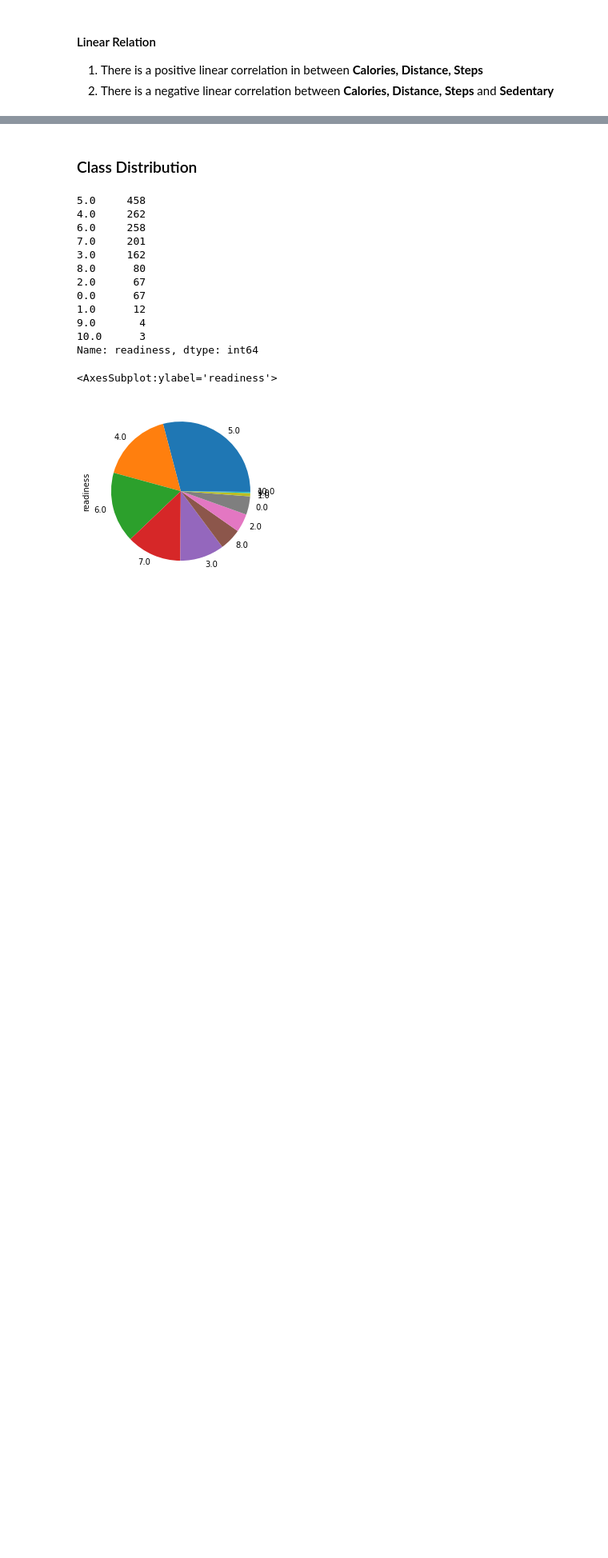
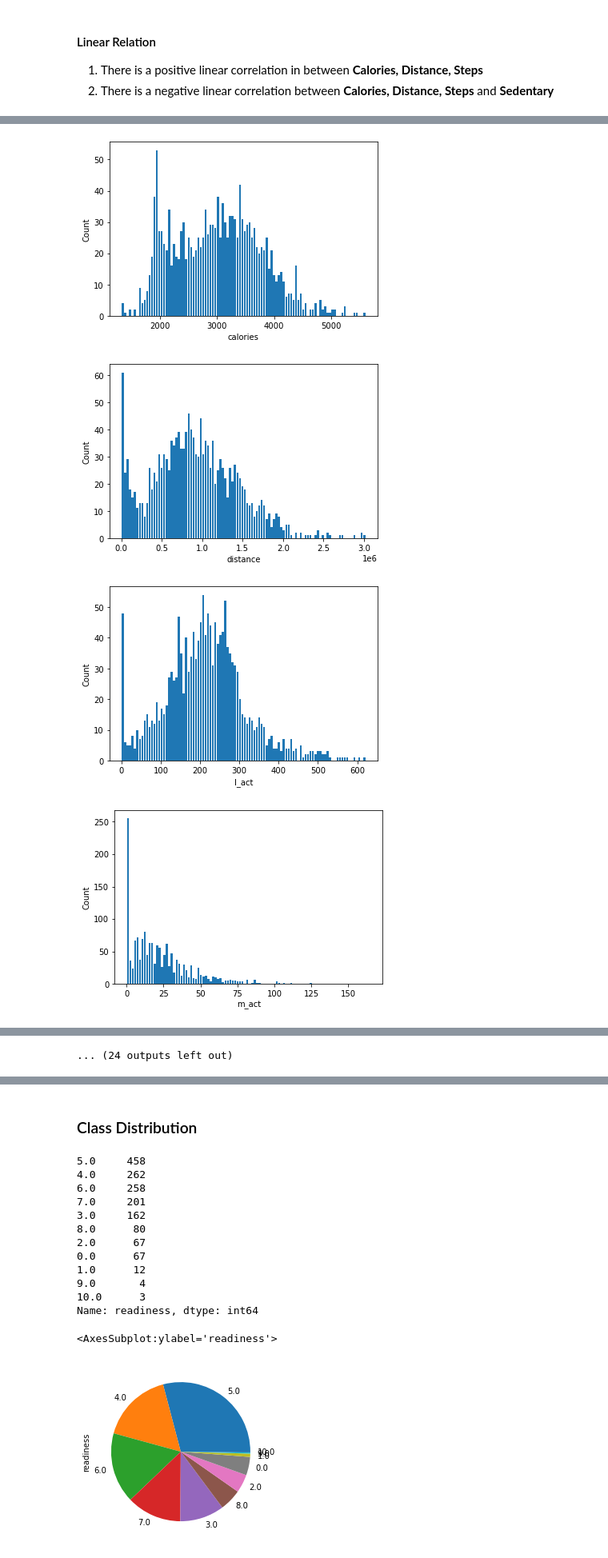
Before and after one commit to kdkangg/Datamining, a Jupyter notebook: EDA.ipynb, the cells around one changed output, grey strips where cells are left out. Shown at 80% size. Drawn from its saved outputs; the diff is of its cells as text; code cells hidden in the pictures; blank space fills up the shorter version.

```diff
--- a/EDA.ipynb
+++ b/EDA.ipynb
@@ -656,0 +844,11 @@ linear_graph =  sns.pairplot(data=cleaned_participants_data,
+# %%
+for col in cleaned_participants_data.columns[2:]:
+    plt.hist(cleaned_participants_data[col], bins=100, rwidth=0.8)
+    plt.xlabel(col)
+    plt.ylabel('Count')
+    plt.show()
+# %% [output]
+[figure, added]
+[figure, added]
+[figure, added]
+[figure, added]
@@ -656,0 +863 @@ linear_graph =  sns.pairplot(data=cleaned_participants_data,
+... (24 outputs left out)
```
Also changed, not shown: parts of 13 cells of this notebook.
